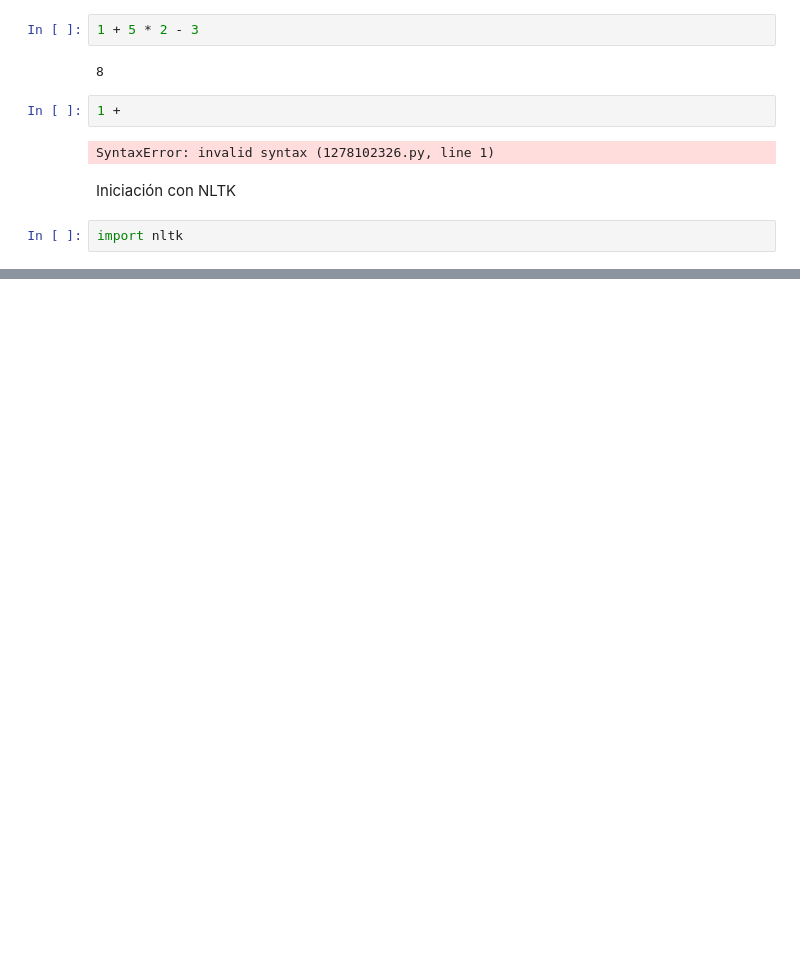
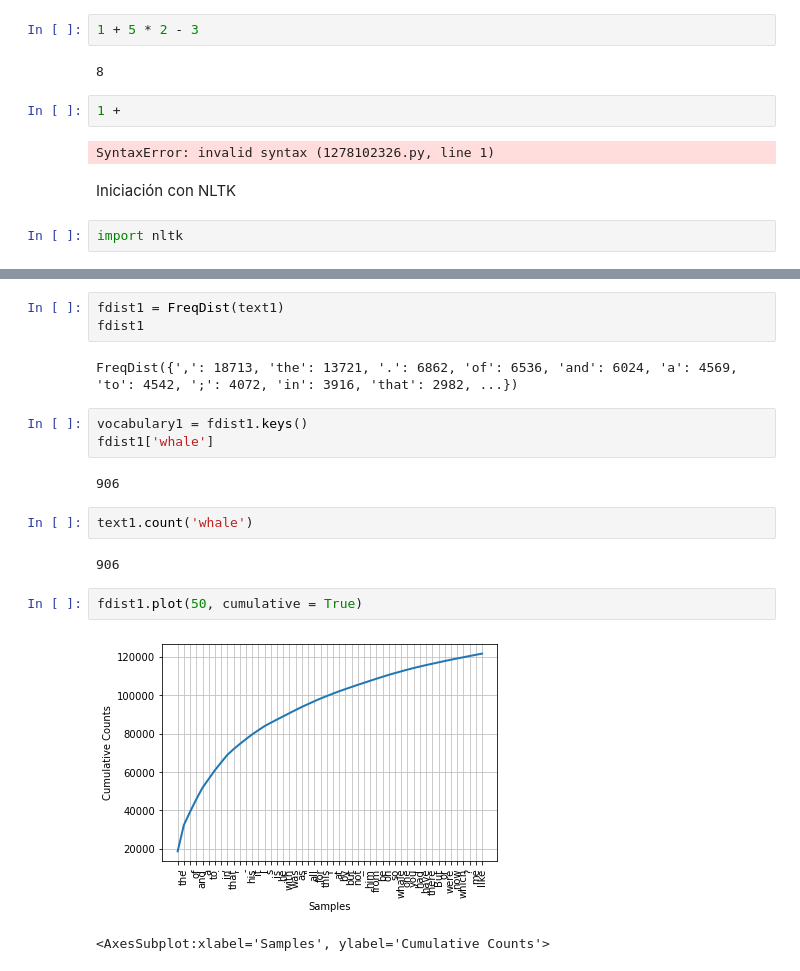
Before and after one commit to breko151/NATURAL_LANGUAGE_PROCESSING_CLASS, a Jupyter notebook: Book_Examples/C1.ipynb, the cells around one changed output, grey strips where cells are left out. Saved outputs shown, nothing was run; the diff lists cells and outputs as text; blank space fills up the shorter version.

```diff
--- a/Book_Examples/C1.ipynb
+++ b/Book_Examples/C1.ipynb
@@ -19,0 +282,19 @@ True
+# %%
+fdist1 = FreqDist(text1)
+fdist1
+# %% [output]
+FreqDist({',': 18713, 'the': 13721, '.': 6862, 'of': 6536, 'and': 6024, 'a': 4569, 'to': 4542, ';': 4072, 'in': 3916, 'that': 2982, ...})
+# %%
+vocabulary1 = fdist1.keys()
+fdist1['whale']
+# %% [output]
+906
+# %%
+text1.count('whale')
+# %% [output]
+906
+# %%
+fdist1.plot(50, cumulative = True)
+# %% [output]
+[figure, added]
+<AxesSubplot:xlabel='Samples', ylabel='Cumulative Counts'>
```
Also changed, not shown: parts of 36 cells of this notebook.
